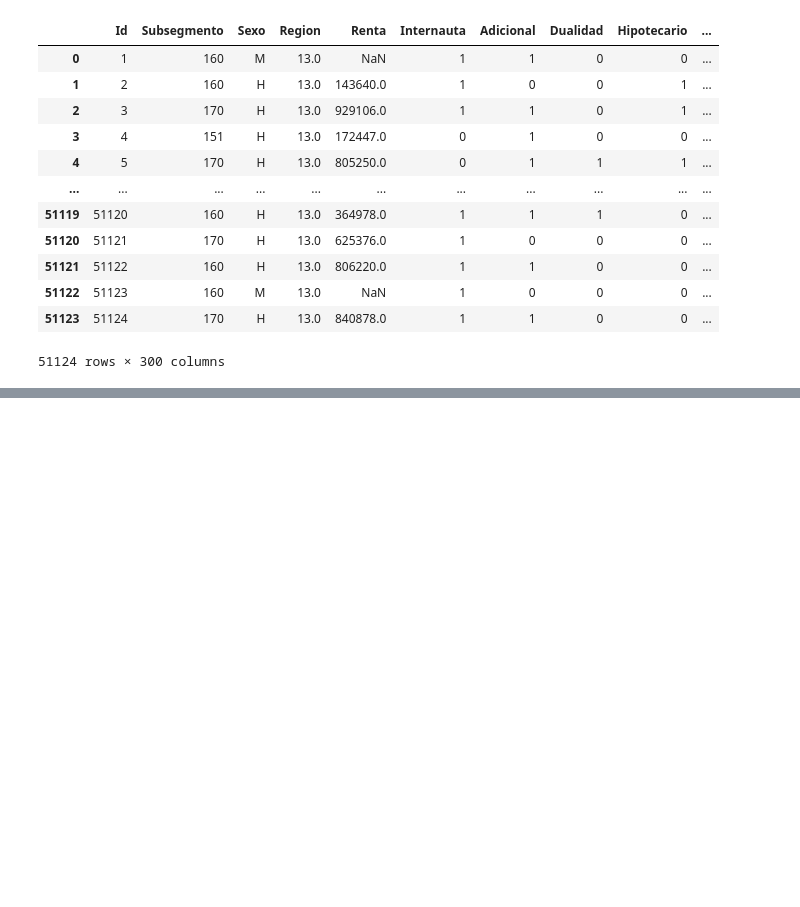
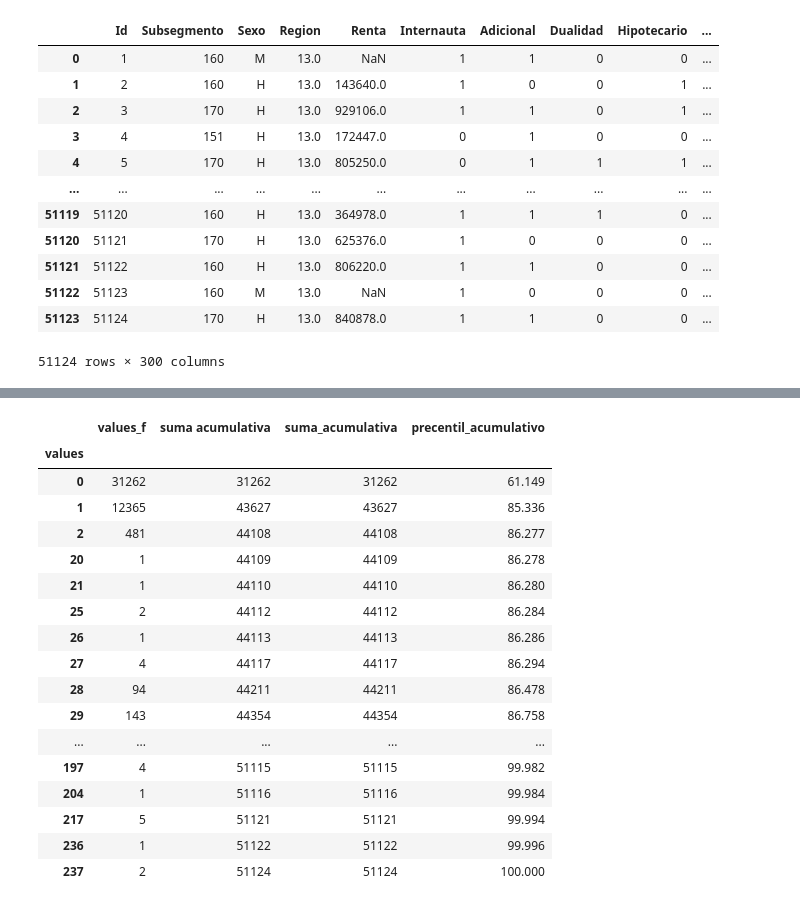
Before and after one commit to Maxibrionest/AVIZ.github.io, a Jupyter notebook: Entrega2/Entrega2.ipynb, the cells around one changed output, grey strips where cells are left out. Saved outputs shown, nothing was run; the diff lists cells and outputs as text; code cells hidden in the pictures; blank space fills up the shorter version.

```diff
--- a/Entrega2/Entrega2.ipynb
+++ b/Entrega2/Entrega2.ipynb
@@ -414,0 +452,4 @@ df_3 = df_3.drop(columns=["Id"])
+# %%
+ex = df_3.isna().sum(axis=1).to_frame()
+ex = ex.rename({0:'values'}, axis=1)  # new method
+ex
@@ -414,0 +470,3 @@ df_3 = df_3.drop(columns=["Id"])
+# %%
+helper_1 = ex.groupby('values').size().to_frame()
+helper_1 = helper_1.rename({0:'values_f'}, axis=1)  # new method
@@ -414,0 +477,3 @@ df_3 = df_3.drop(columns=["Id"])
+# %%
+helper_1['suma_acumulativa'] = helper_1['values_f'].cumsum()
+helper_1
@@ -414,0 +499,22 @@ df_3 = df_3.drop(columns=["Id"])
+# %%
+helper_1['precentil_acumulativo'] = round(100*helper_1['suma_acumulativa']/helper_1['values_f'].sum(),3)
+helper_1
+# %% [output]
+|  | values_f | suma acumulativa | suma_acumulativa | precentil_acumulativo |
+| values |  |  |  |  |
+| 0 | 31262 | 31262 | 31262 | 61.149 |
+| 1 | 12365 | 43627 | 43627 | 85.336 |
+| 2 | 481 | 44108 | 44108 | 86.277 |
+| 20 | 1 | 44109 | 44109 | 86.278 |
+| 21 | 1 | 44110 | 44110 | 86.280 |
+| 25 | 2 | 44112 | 44112 | 86.284 |
+| 26 | 1 | 44113 | 44113 | 86.286 |
+| 27 | 4 | 44117 | 44117 | 86.294 |
+| 28 | 94 | 44211 | 44211 | 86.478 |
+| 29 | 143 | 44354 | 44354 | 86.758 |
+| ... | ... | ... | ... | ... |
+| 197 | 4 | 51115 | 51115 | 99.982 |
+| 204 | 1 | 51116 | 51116 | 99.984 |
+| 217 | 5 | 51121 | 51121 | 99.994 |
+| 236 | 1 | 51122 | 51122 | 99.996 |
+| 237 | 2 | 51124 | 51124 | 100.000 |
```
Also changed, not shown: parts of 8 cells of this notebook.
